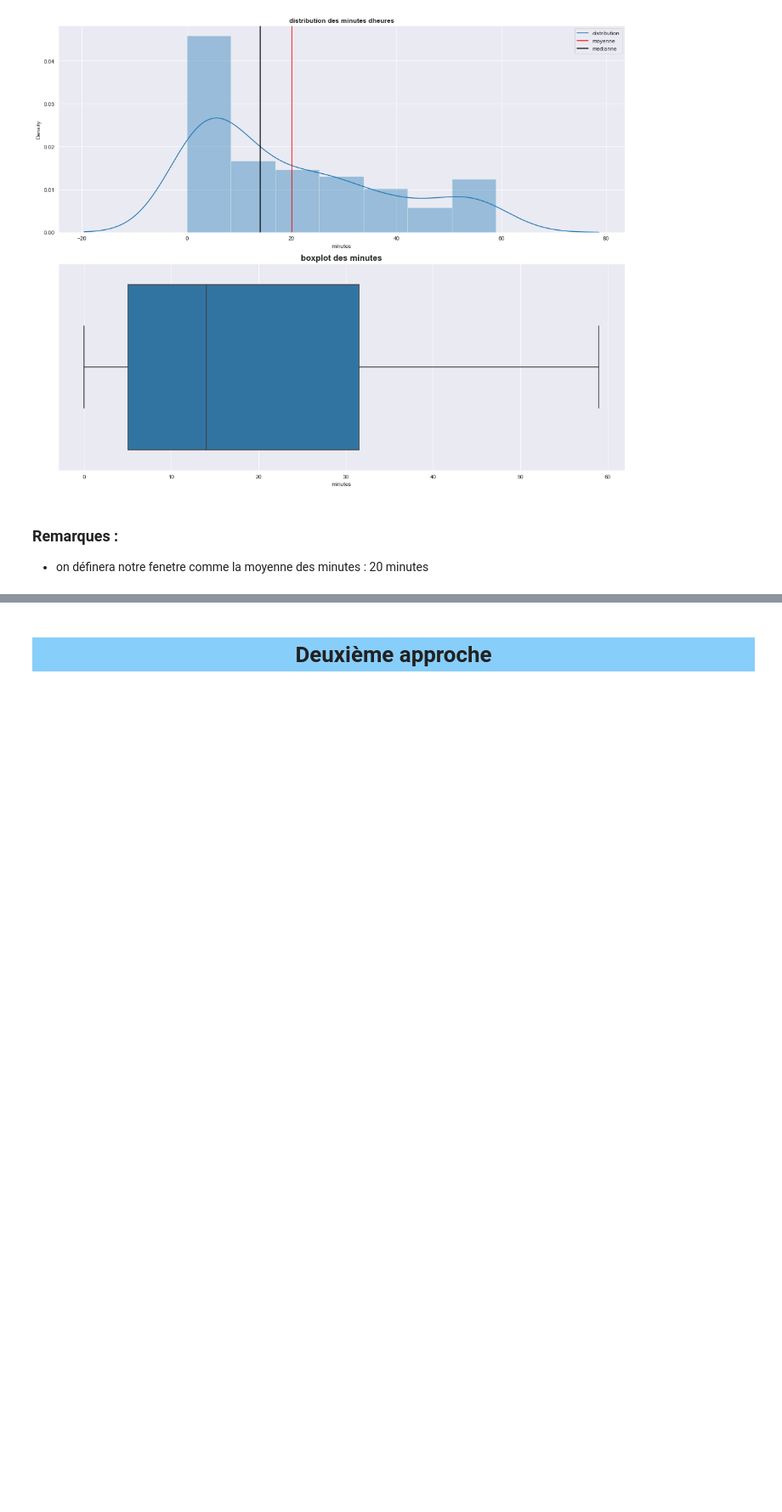
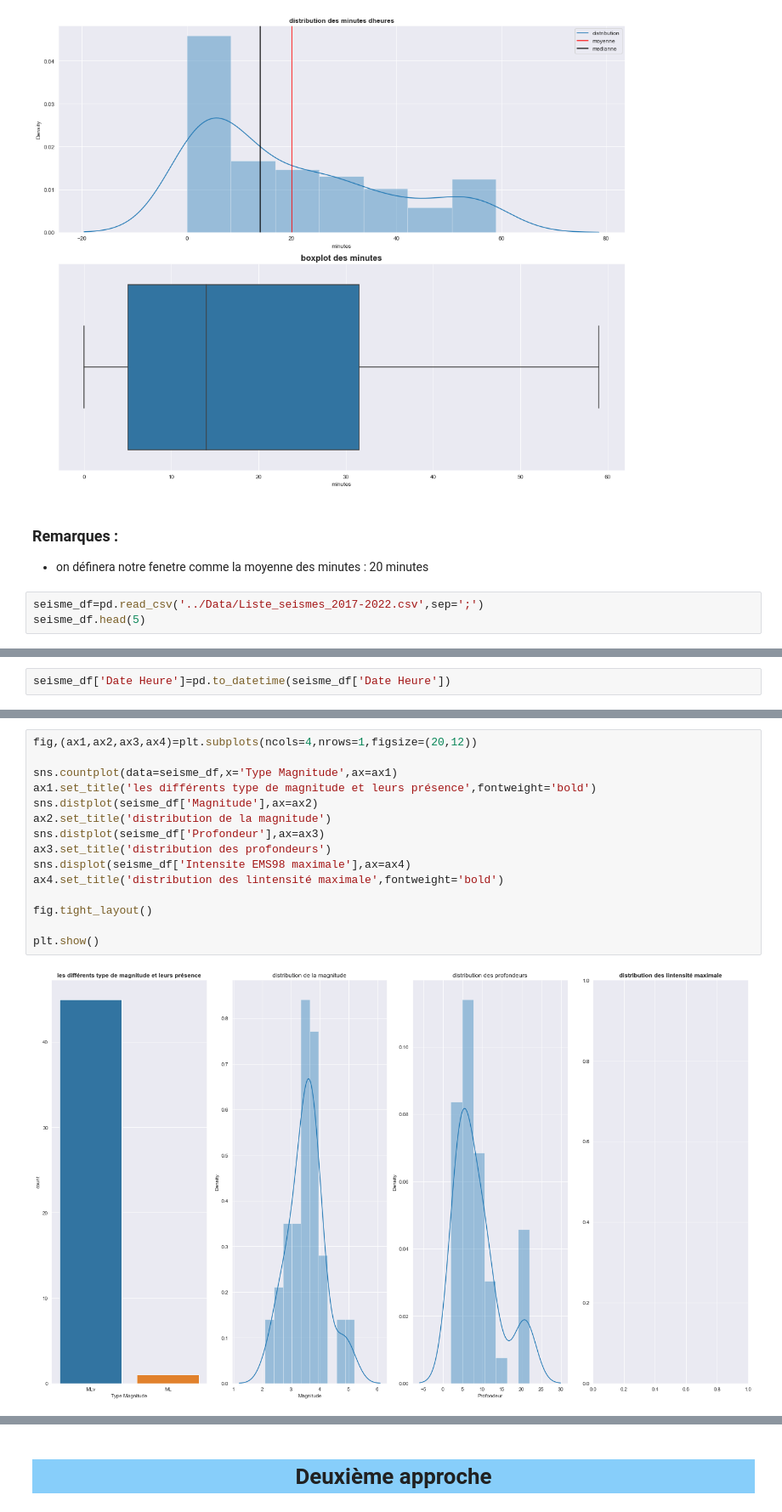
Before and after one commit to MohamedHmamouch/Earthquake_prediction, a Jupyter notebook: Notebook/Prediction_seisme_NLP.ipynb, the cells around one changed output, grey strips where cells are left out. Shown at 85% size. Cells and saved outputs as stored; diff of their text form; blank space fills up the shorter version.

```diff
--- a/Notebook/Prediction_seisme_NLP.ipynb
+++ b/Notebook/Prediction_seisme_NLP.ipynb
@@ -422,3 +422,6 @@ plt.show()
 # %% [markdown]
 ###  Remarques :
 - on définera notre fenetre comme la moyenne des minutes : 20 minutes
+# %%
+seisme_df=pd.read_csv('../Data/Liste_seismes_2017-2022.csv',sep=';')
+seisme_df.head(5)
@@ -424,0 +457,2 @@ plt.show()
+# %%
+seisme_df['Date Heure']=pd.to_datetime(seisme_df['Date Heure'])
@@ -424,0 +476,17 @@ plt.show()
+# %%
+fig,(ax1,ax2,ax3,ax4)=plt.subplots(ncols=4,nrows=1,figsize=(20,12))
+
+sns.countplot(data=seisme_df,x='Type Magnitude',ax=ax1)
+ax1.set_title('les différents type de magnitude et leurs présence',fontweight='bold')
+sns.distplot(seisme_df['Magnitude'],ax=ax2)
+ax2.set_title('distribution de la magnitude')
+sns.distplot(seisme_df['Profondeur'],ax=ax3)
+ax3.set_title('distribution des profondeurs')
+sns.displot(seisme_df['Intensite EMS98 maximale'],ax=ax4)
+ax4.set_title('distribution des lintensité maximale',fontweight='bold')
+
+fig.tight_layout()
+
+plt.show()
+# %% [output]
+[figure, added]
```
Also changed, not shown: parts of 13 cells of this notebook.
